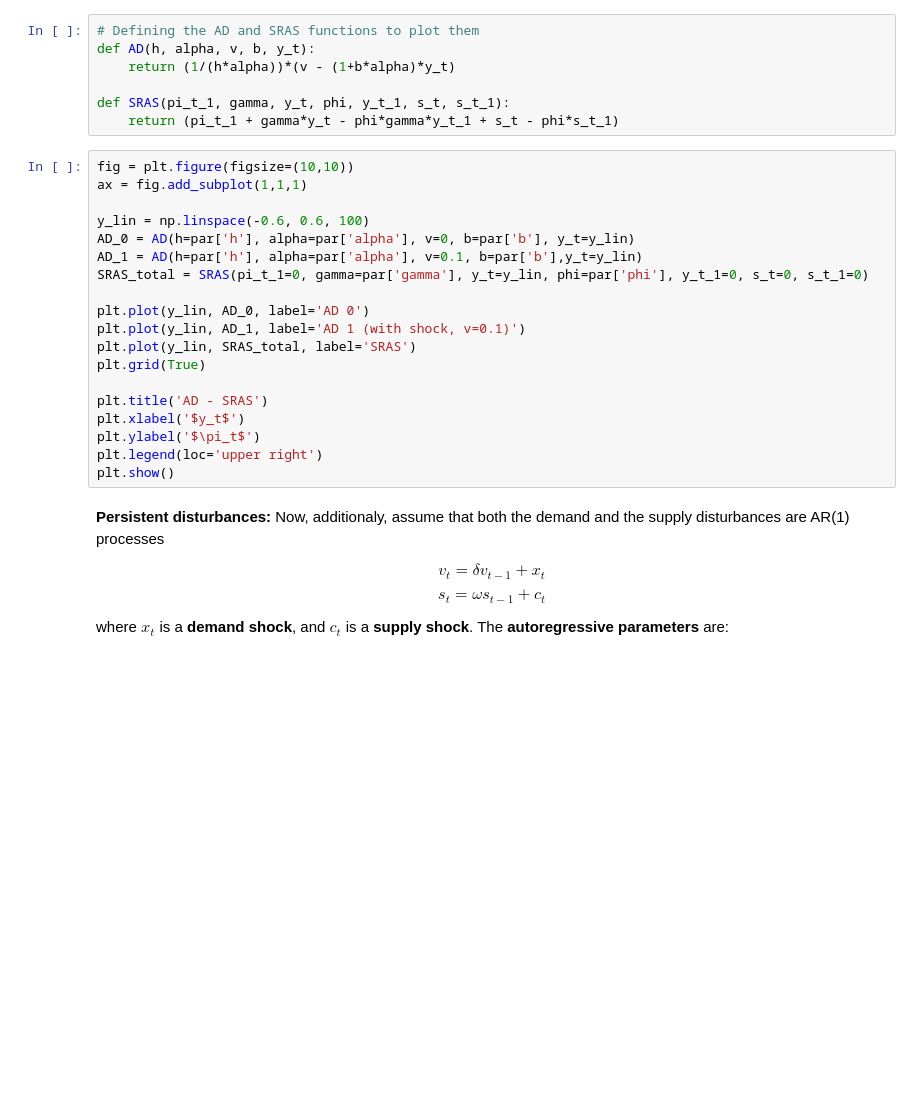
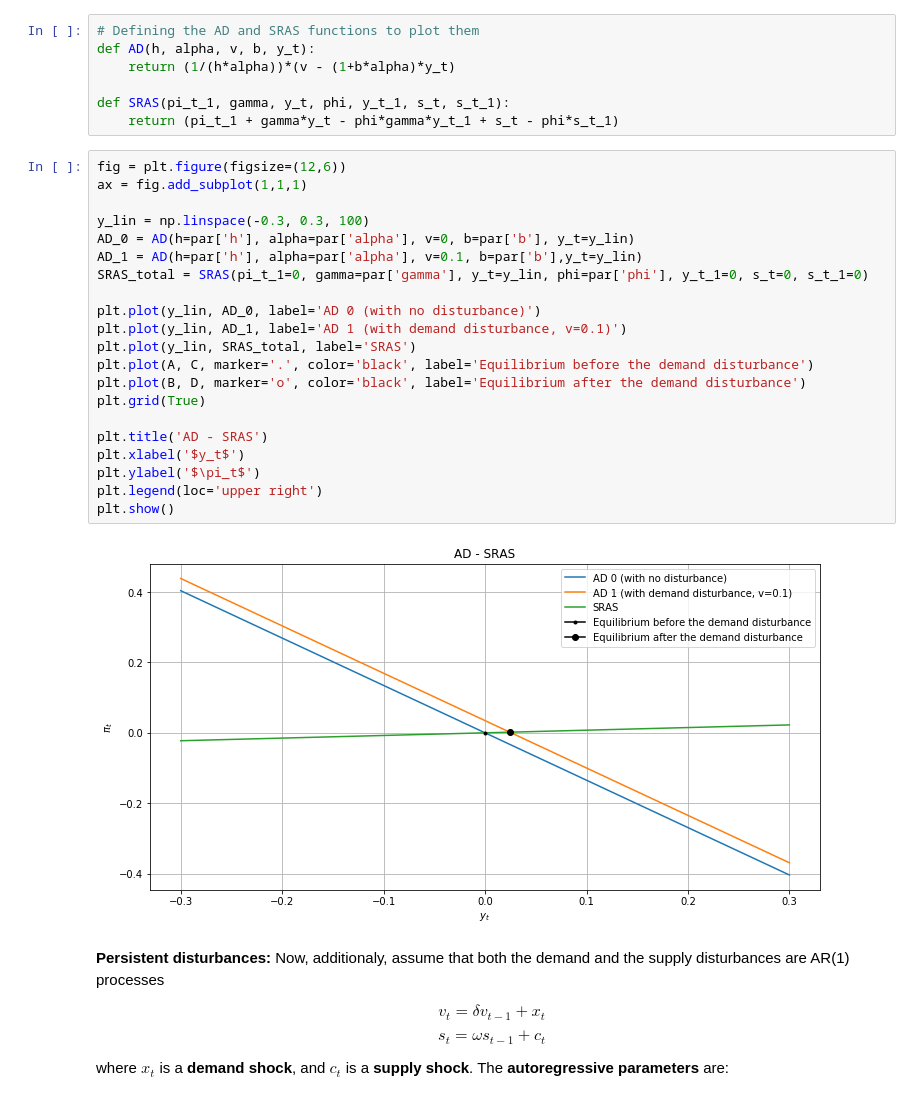
Before and after one commit to NumEconCopenhagen/projects-2019-bcg, a Jupyter notebook: examproject/exam_2019.ipynb, the cells around one changed output. Drawn from its saved outputs; the diff is of its cells as text; blank space fills up the shorter version.

```diff
--- a/examproject/exam_2019.ipynb
+++ b/examproject/exam_2019.ipynb
@@ -396,24 +426,28 @@ def AD(h, alpha, v, b, y_t):
 def SRAS(pi_t_1, gamma, y_t, phi, y_t_1, s_t, s_t_1):
     return (pi_t_1 + gamma*y_t - phi*gamma*y_t_1 + s_t - phi*s_t_1)
 # %%
-fig = plt.figure(figsize=(10,10))
+fig = plt.figure(figsize=(12,6))
 ax = fig.add_subplot(1,1,1)
 
-y_lin = np.linspace(-0.6, 0.6, 100)
+y_lin = np.linspace(-0.3, 0.3, 100)
 AD_0 = AD(h=par['h'], alpha=par['alpha'], v=0, b=par['b'], y_t=y_lin)
 AD_1 = AD(h=par['h'], alpha=par['alpha'], v=0.1, b=par['b'],y_t=y_lin)
 SRAS_total = SRAS(pi_t_1=0, gamma=par['gamma'], y_t=y_lin, phi=par['phi'], y_t_1=0, s_t=0, s_t_1=0)
 
-plt.plot(y_lin, AD_0, label='AD 0')
-plt.plot(y_lin, AD_1, label='AD 1 (with shock, v=0.1)')
+plt.plot(y_lin, AD_0, label='AD 0 (with no disturbance)')
+plt.plot(y_lin, AD_1, label='AD 1 (with demand disturbance, v=0.1)')
 plt.plot(y_lin, SRAS_total, label='SRAS')
+plt.plot(A, C, marker='.', color='black', label='Equilibrium before the demand disturbance')
+plt.plot(B, D, marker='o', color='black', label='Equilibrium after the demand disturbance')
 plt.grid(True)
 
 plt.title('AD - SRAS')
 plt.xlabel('$y_t$')
 plt.ylabel('$\pi_t$')
 plt.legend(loc='upper right')
 plt.show()
+# %% [output]
+[figure, added]
 # %% [markdown]
 **Persistent disturbances:** Now, additionaly, assume that both the demand and the supply disturbances are AR(1) processes
 
```
Also changed, not shown: parts of 33 cells of this notebook.
